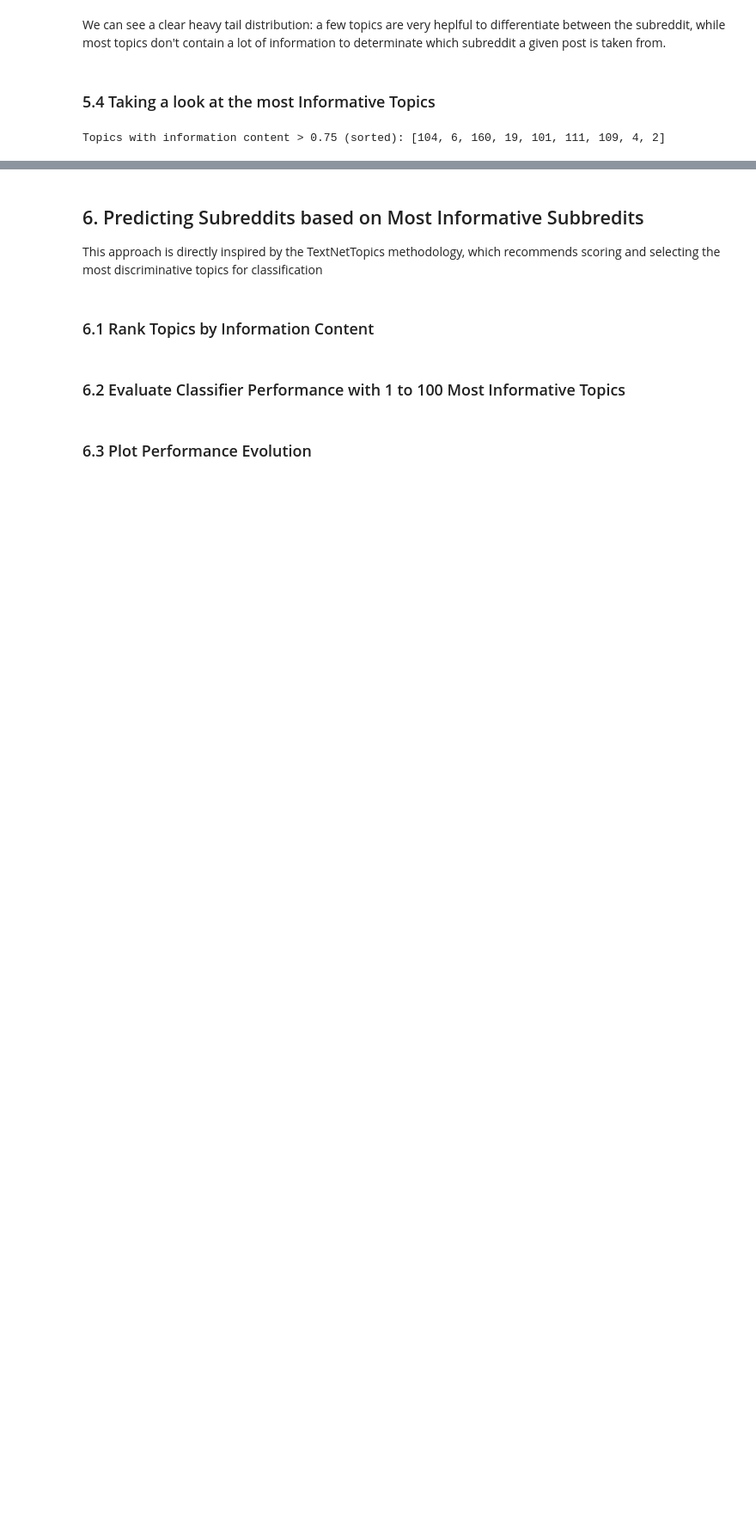
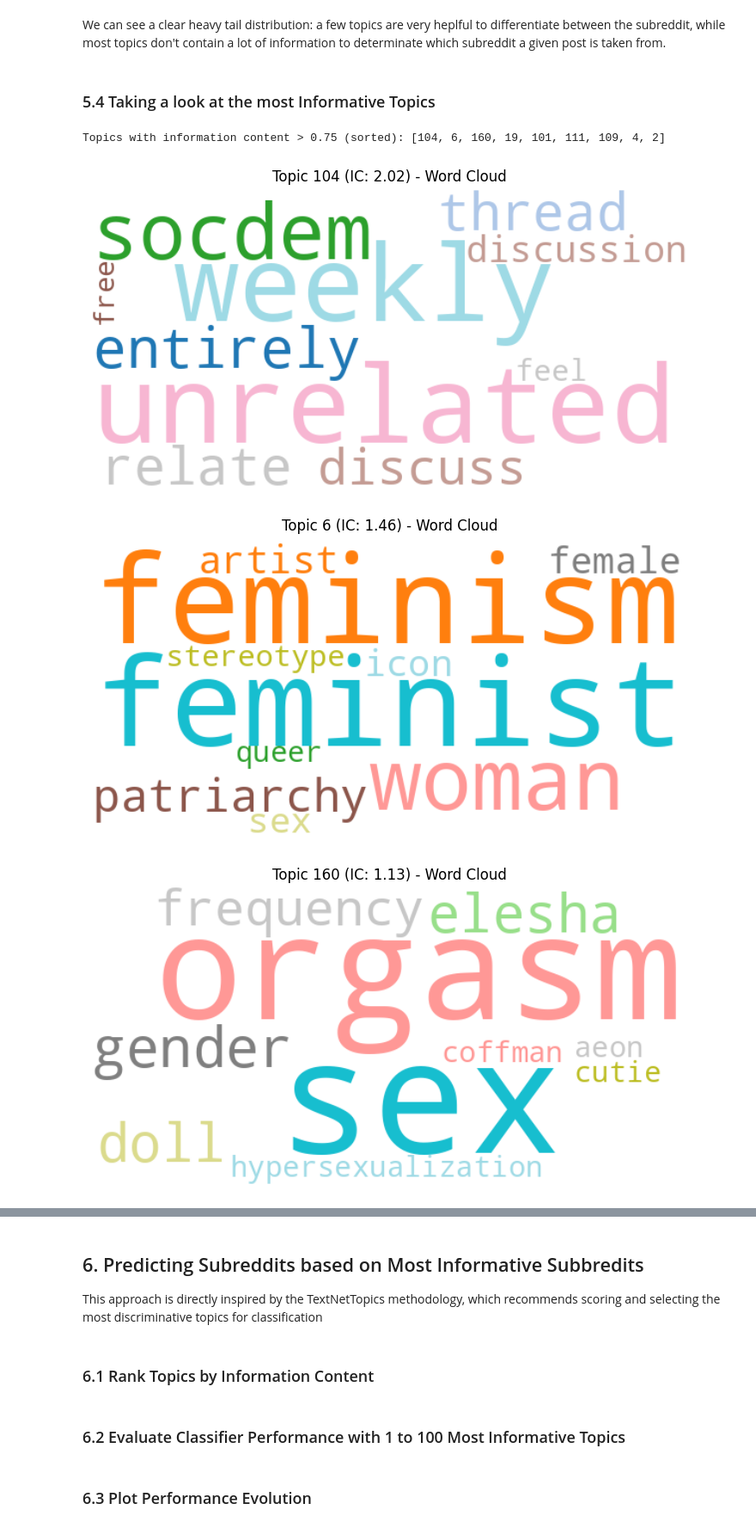
Before and after one commit to nathanaelambert/ConservativesLiberals, a Jupyter notebook: base_analysis.ipynb, the cells around one changed output, grey strips where cells are left out. Shown at 86% size. Saved outputs shown, nothing was run; the diff lists cells and outputs as text; code cells hidden in the pictures; blank space fills up the shorter version.

```diff
--- a/base_analysis.ipynb
+++ b/base_analysis.ipynb
@@ -349,15 +349,27 @@ print(f"Topics with information content > {threshold} (sorted):", filtered_topic
 # %% [output]
 Topics with information content > 0.75 (sorted): [104, 6, 160, 19, 101, 111, 109, 4, 2]
 # %%
-make_wordCloud(topic_id, topic_words):
-    wordcloud = WordCloud(width=600, height=300,
-                                background_color="white",
-                                colormap="tab20",
-                                collocations=False).generate(" ".join(topic_words))
+for tid in filtered_topics:
+    words_scores = topic_model.get_topic(tid)[:n_words]  # Get top words for the topic
+    topic_words = []
+    for word, score in words_scores:
+        topic_words.extend([word] * int(score * 1000))  # Amplify frequency by score
 
-    plt.figure(figsize=(8, 4))
-    plt.imshow(wordcloud, interpolation="bilinear")
-    plt.axis("off")
-    plt.title(f"Topic {topic_id} (IC: {info_content[topic_id]:.2f}) - Word Cloud")
-    plt.tight_layout()
-    plt.show()
+    if topic_words:
+        wordcloud = WordCloud(width=600, height=300,
+                              background_color="white",
+                              colormap="tab20",
+                              collocations=False).generate(" ".join(topic_words))
+
+        plt.figure(figsize=(8, 4))
+        plt.imshow(wordcloud, interpolation="bilinear")
+        plt.axis("off")
+        plt.title(f"Topic {tid} (IC: {info_content[tid]:.2f}) - Word Cloud")
+        plt.tight_layout()
+        plt.show()
+    else:
+        print(f"No words found for topic {tid}")
+# %% [output]
+[figure, added]
+[figure, added]
+[figure, added]
```
Also changed, not shown: parts of 7 cells of this notebook.
